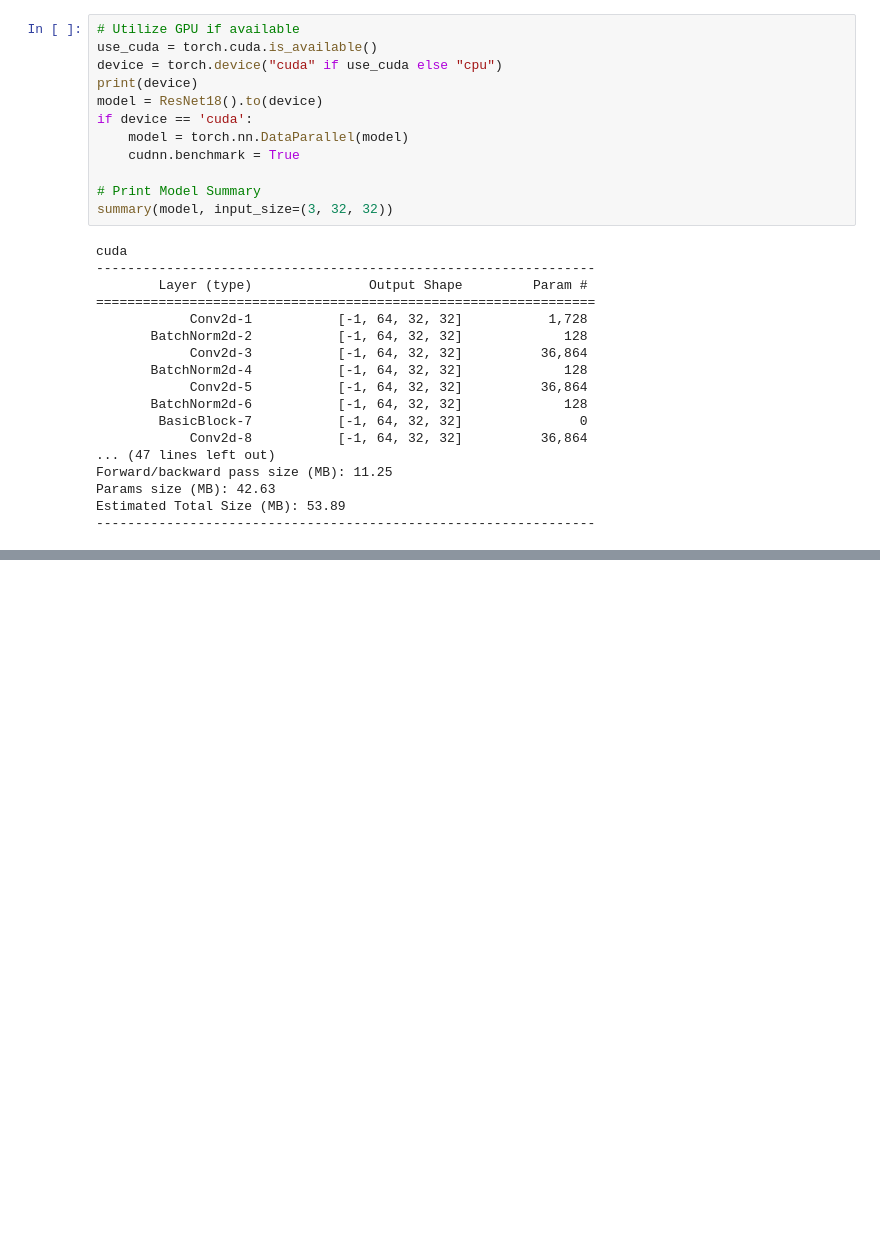
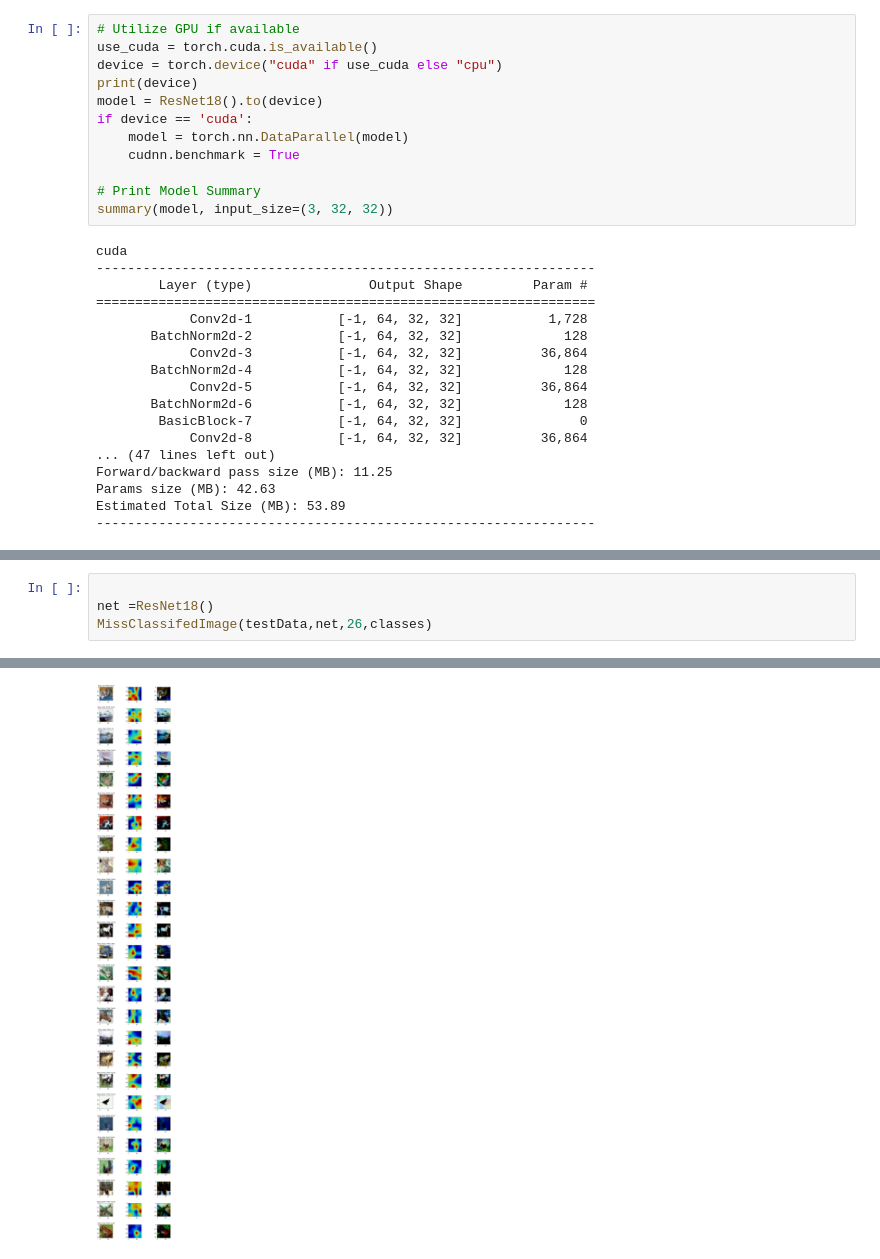
Before and after one commit to roshantac/EVA4, a Jupyter notebook: Assignment10/Session10_LR.ipynb, the cells around one changed output, grey strips where cells are left out. Saved outputs shown, nothing was run; the diff lists cells and outputs as text; blank space fills up the shorter version.

```diff
--- a/Assignment10/Session10_LR.ipynb
+++ b/Assignment10/Session10_LR.ipynb
@@ -113,0 +141,5 @@ Accuracy of truck : 96 %
+# %%
+
+net =ResNet18()
+MissClassifedImage(testData,net,26,classes)
+# %% [output]
@@ -114 +163,2 @@ Accuracy of truck : 96 %
+[figure, added]
 # %%
```
Also changed, not shown: parts of 10 cells of this notebook.
